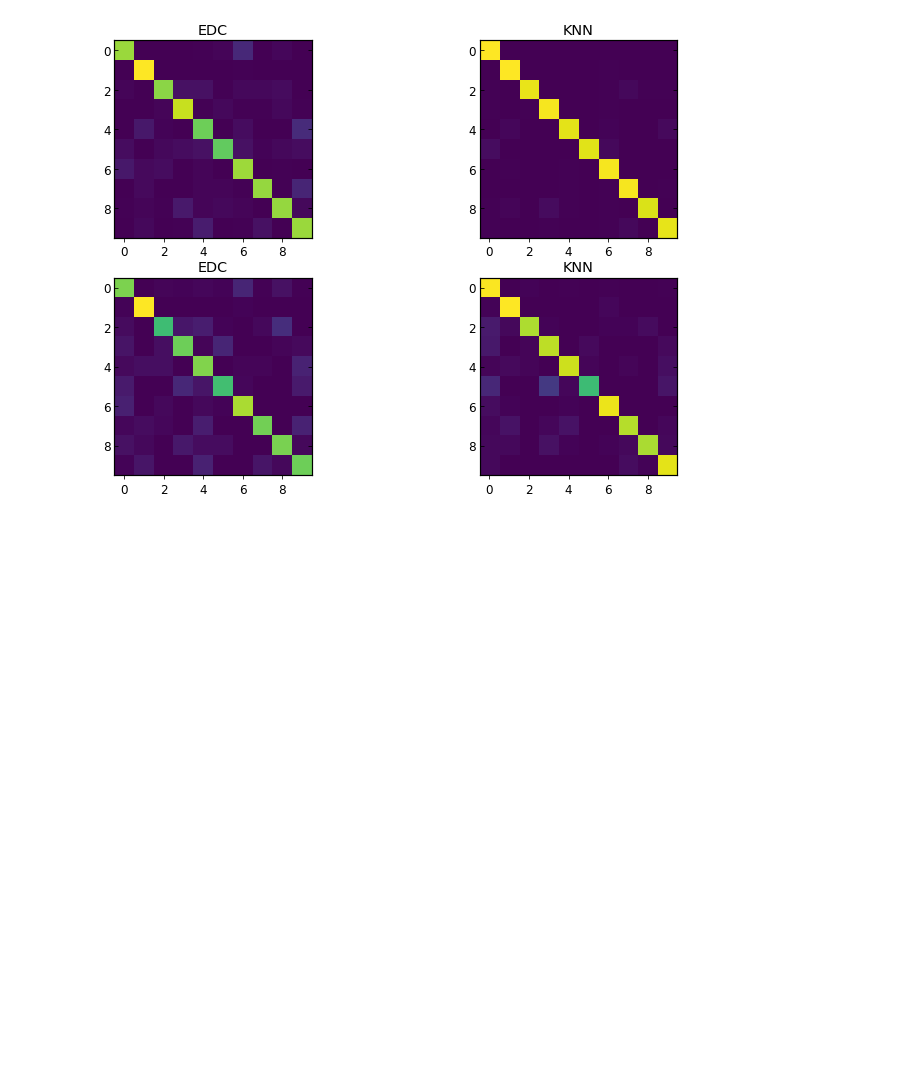
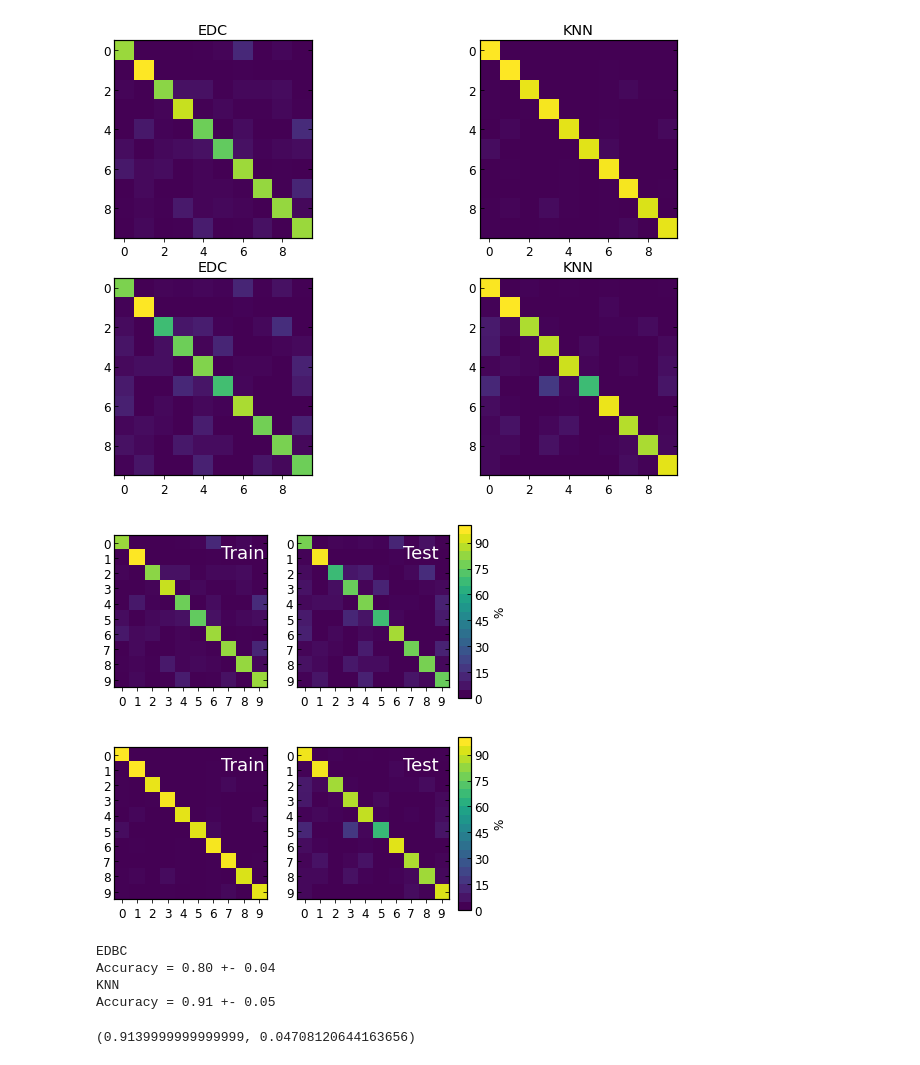
Before and after one commit to DGonzalezPicos/IDL, a Jupyter notebook: assingment1/notebook_task1.ipynb, the cells around one changed output. Drawn from its saved outputs; the diff is of its cells as text; code cells hidden in the pictures; blank space fills up the shorter version.

```diff
--- a/assingment1/notebook_task1.ipynb
+++ b/assingment1/notebook_task1.ipynb
@@ -201,8 +195,8 @@ pred_EDBC = np.array([classifier(test_in[i,:]) for i in range(test_in.shape[0])]
 
 
 # Plot confusion matrix
-ax = sns.heatmap(confusion_matrix, annot=True, cbar=False)
-ax.set_title('Confusion matrix');
+# ax = sns.heatmap(confusion_matrix, annot=True, cbar=False)
+# ax.set_title('Confusion matrix');
 # %% [output]
 n (real)        Precission
 0                       79%
@@ -301,32 +294,56 @@ n                  EDC                  KNN
 # %%
 import matplotlib as mpl
 
 def confusion_matrix(CM_list, outname=None):
     fig, ax = plt.subplots(1,2, figsize=(6,3))
 
     labels = 'Train Test'.split()
-    vmin = 0.6
+    vmin = 0.0
     for i,CM in enumerate(CM_list):
         obj = ax[i].imshow(CM, vmin=vmin, vmax=1)
-        ax[i].text(s=labels[i], x=0.05, y=0.85, c='w', transform=ax[i].transAxes, fontsize=18)
+        ax[i].text(s=labels[i], x=0.70, y=0.85, c='w', transform=ax[i].transAxes, fontsize=18)
         ax[i].set(xticks=np.arange(0,10, dtype=int), yticks=np.arange(0,10, dtype=int))
 
     cax = plt.axes([0.92, 0.10, 0.03, 0.8])
 
     cmap = mpl.cm.viridis
 
     bounds = np.arange(vmin*100,101, 5, dtype=int)
     # bounds = [-1, 2, 5, 7, 12, 15]
 
     norm = mpl.colors.BoundaryNorm(bounds, cmap.N)
 
     fig.colorbar(mpl.cm.ScalarMappable(norm=norm, cmap=cmap),
                  cax=cax, label='%')
 
     # fig.colorbar(obj, cax=cax)
     plt.show()
     if outname is not None:
         fig.savefig('figures/'+outname)
 
-# confusion_matrix([CM_train[0], CM_test[0]])  # EDBC
-confusion_matrix([CM_train[1], CM_test[1]], 'knn_confusion.pdf') # KNN
+# Generate nice figures
+confusion_matrix([CM_train[0], CM_test[0]], outname='edbc_confusion_fullrange.pdf')  # EDBC
+confusion_matrix([CM_train[1], CM_test[1]], outname='knn_confusion_fullrange.pdf') # KNN
+# %% [output]
+[figure, added]
+[figure, added]
+# %%
+# Compute the accuracy of each method by measuring the weighted faction of correct classifications
+# the weights are the number of samples with that digit, divided by the total amount of samples
+def accuracy(CM, data):
+    weighted_acc = [CM[i,i] * data[data==i].size / data.size for i in range(10)]
+    acc = sum(weighted_acc)
+    sigma = np.std(weighted_acc)
+    print('Accuracy = {:.2f} +- {:.2f}'.format(acc, sigma))
+    return acc, sigma
+
+print('EDBC')
+accuracy(CM_test[0], test_out)
+print('KNN')
+accuracy(CM_test[1], test_out)
+# %% [output]
+EDBC
+Accuracy = 0.80 +- 0.04
+KNN
+Accuracy = 0.91 +- 0.05
+(0.9139999999999999, 0.04708120644163656)
```
Also changed, not shown: parts of 6 cells of this notebook.
